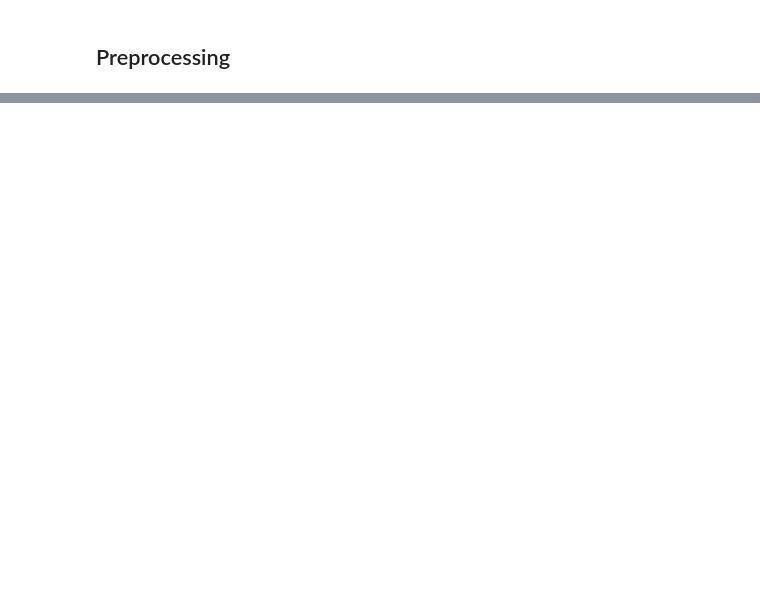
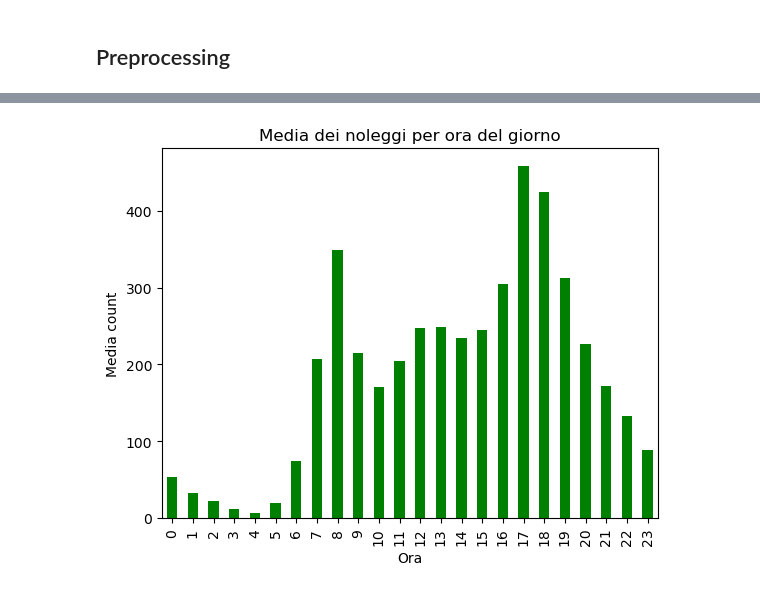
Before and after one commit to SkybunNataliia/Progetto-AI, a Jupyter notebook: report.ipynb, the cells around one changed output, grey strips where cells are left out. Drawn from its saved outputs; the diff is of its cells as text; code cells hidden in the pictures; blank space fills up the shorter version.

```diff
--- a/report.ipynb
+++ b/report.ipynb
@@ -136,0 +147,8 @@ val_df.to_csv("data/processed/val.csv", index=False)
+# %%
+train_df.groupby("hour")["count"].mean().plot(kind='bar', color='green')
+plt.title("Media dei noleggi per ora del giorno")
+plt.xlabel("Ora")
+plt.ylabel("Media count")
+plt.show()
+# %% [output]
+[figure, added]
```
Also changed, not shown: parts of 4 cells of this notebook.
